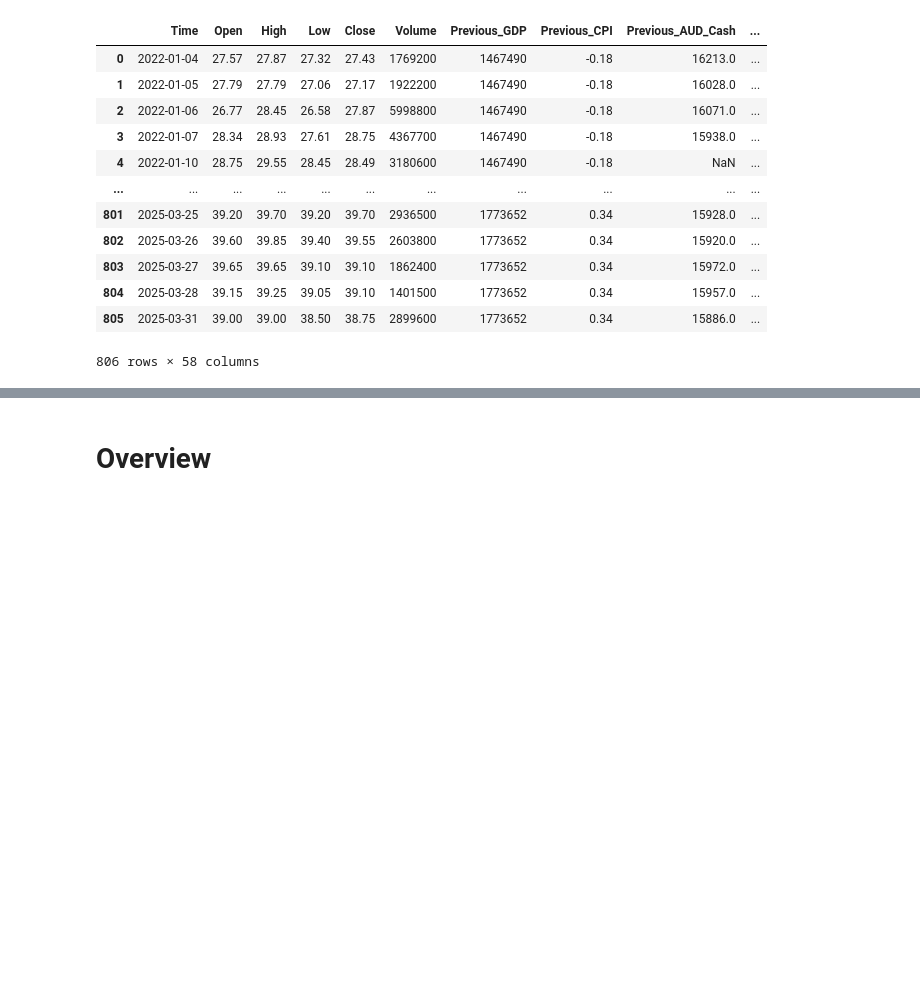
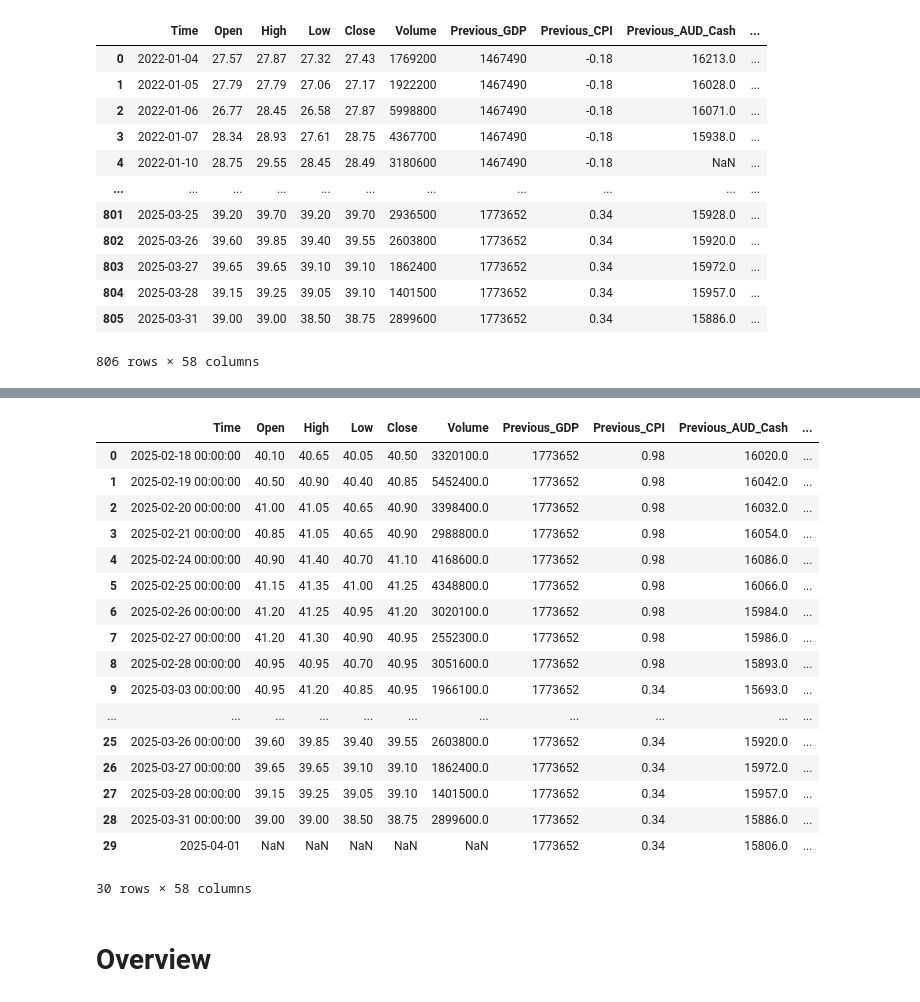
Before and after one commit to uynlu/IS403, a Jupyter notebook: data_preparation/prepare_official_dataset/prepare_bid.ipynb, the cells around one changed output, grey strips where cells are left out. Saved outputs shown, nothing was run; the diff lists cells and outputs as text; code cells hidden in the pictures; blank space fills up the shorter version.

```diff
--- a/data_preparation/prepare_official_dataset/prepare_bid.ipynb
+++ b/data_preparation/prepare_official_dataset/prepare_bid.ipynb
@@ -737,3 +878,26 @@ bid_dataset
+# %%
+bid_future = pd.merge(bid_future, bid_cdtc, on="Quarter", how="left")
+bid_future.drop(columns=["Năm", "Kỳ", "Quarter"], inplace=True)
+bid_future
+# %% [output]
+|  | Time | Open | High | Low | Close | Volume | Previous_GDP | Previous_CPI | Previous_AUD_Cash | ... |
+| 0 | 2025-02-18 00:00:00 | 40.10 | 40.65 | 40.05 | 40.50 | 3320100.0 | 1773652 | 0.98 | 16020.0 | ... |
+| 1 | 2025-02-19 00:00:00 | 40.50 | 40.90 | 40.40 | 40.85 | 5452400.0 | 1773652 | 0.98 | 16042.0 | ... |
+| 2 | 2025-02-20 00:00:00 | 41.00 | 41.05 | 40.65 | 40.90 | 3398400.0 | 1773652 | 0.98 | 16032.0 | ... |
+| 3 | 2025-02-21 00:00:00 | 40.85 | 41.05 | 40.65 | 40.90 | 2988800.0 | 1773652 | 0.98 | 16054.0 | ... |
+| 4 | 2025-02-24 00:00:00 | 40.90 | 41.40 | 40.70 | 41.10 | 4168600.0 | 1773652 | 0.98 | 16086.0 | ... |
+| 5 | 2025-02-25 00:00:00 | 41.15 | 41.35 | 41.00 | 41.25 | 4348800.0 | 1773652 | 0.98 | 16066.0 | ... |
+| 6 | 2025-02-26 00:00:00 | 41.20 | 41.25 | 40.95 | 41.20 | 3020100.0 | 1773652 | 0.98 | 15984.0 | ... |
+| 7 | 2025-02-27 00:00:00 | 41.20 | 41.30 | 40.90 | 40.95 | 2552300.0 | 1773652 | 0.98 | 15986.0 | ... |
+| 8 | 2025-02-28 00:00:00 | 40.95 | 40.95 | 40.70 | 40.95 | 3051600.0 | 1773652 | 0.98 | 15893.0 | ... |
+| 9 | 2025-03-03 00:00:00 | 40.95 | 41.20 | 40.85 | 40.95 | 1966100.0 | 1773652 | 0.34 | 15693.0 | ... |
+| ... | ... | ... | ... | ... | ... | ... | ... | ... | ... | ... |
+| 25 | 2025-03-26 00:00:00 | 39.60 | 39.85 | 39.40 | 39.55 | 2603800.0 | 1773652 | 0.34 | 15920.0 | ... |
+| 26 | 2025-03-27 00:00:00 | 39.65 | 39.65 | 39.10 | 39.10 | 1862400.0 | 1773652 | 0.34 | 15972.0 | ... |
+| 27 | 2025-03-28 00:00:00 | 39.15 | 39.25 | 39.05 | 39.10 | 1401500.0 | 1773652 | 0.34 | 15957.0 | ... |
+| 28 | 2025-03-31 00:00:00 | 39.00 | 39.00 | 38.50 | 38.75 | 2899600.0 | 1773652 | 0.34 | 15886.0 | ... |
+| 29 | 2025-04-01 | NaN | NaN | NaN | NaN | NaN | 1773652 | 0.34 | 15806.0 | ... |
+30 rows × 58 columns
 # %% [markdown]
 # Overview
 # %%
```
Also changed, not shown: parts of 9 cells of this notebook, 36 other files.
